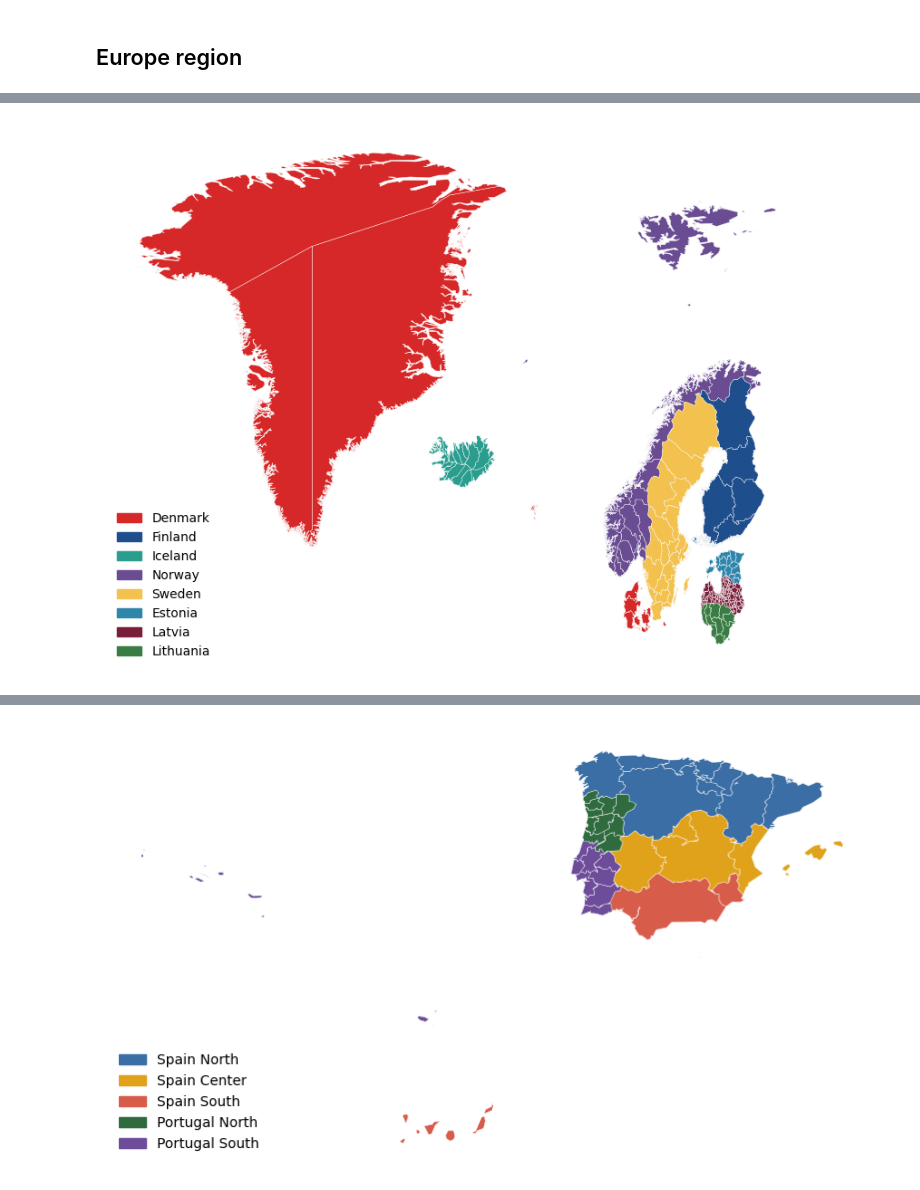
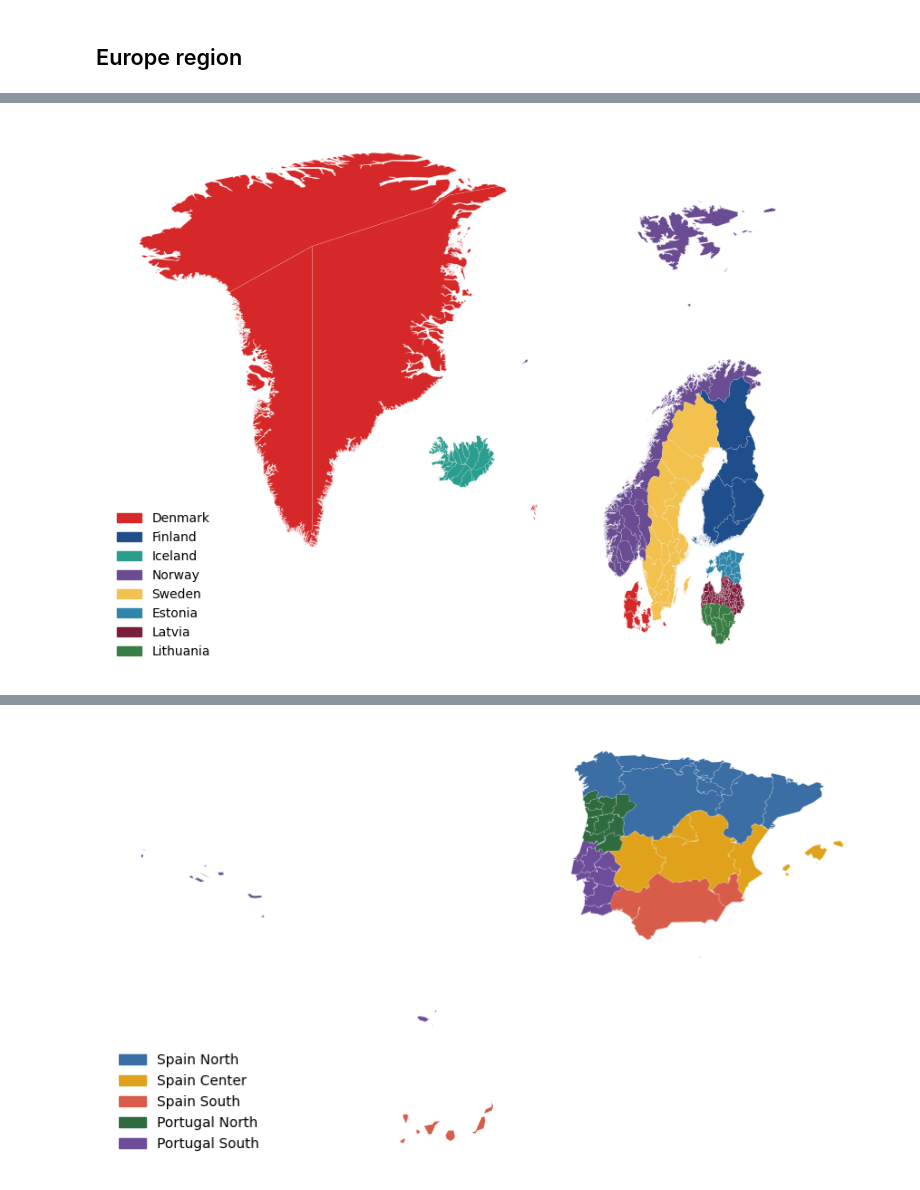
Before and after one commit to H2RES-model/H2RES-World, a Jupyter notebook: Notebooks/L2_SubCountryRegions.ipynb, the cells around one changed output, grey strips where cells are left out. Cells and saved outputs as stored; diff of their text form; code cells hidden in the pictures.

```diff
--- a/Notebooks/L2_SubCountryRegions.ipynb
+++ b/Notebooks/L2_SubCountryRegions.ipynb
@@ -603,35 +600,35 @@ nb_gdf = gdf[gdf["NAM_0"].isin(NORDICS_BALTICS)].copy()
 nb_gdf["L2_Region"] = None
 
 for region, countries in NB_REGIONS.items():
     nb_gdf.loc[nb_gdf["NAM_0"].isin(countries), "L2_Region"] = region
 
 # --- SIMPLIFY ---
 nb_plot = nb_gdf.copy()
 nb_plot["geometry"] = nb_plot["geometry"].simplify(0.05, preserve_topology=True)
 
 # --- PLOT ---
 fig, ax = plt.subplots(1, 1, figsize=(10, 8))
 nb_plot.plot(
     ax=ax,
     color=nb_plot["L2_Region"].map(colors),
-    linewidth=0.3,
+    linewidth=0.1,
     edgecolor="white"
 )
 
 legend_handles = [mpatches.Patch(color=colors[k], label=k) for k in colors]
 ax.legend(handles=legend_handles, loc="lower left", frameon=False)
 ax.set_axis_off()
 
 # --- SAVE ---
 base_dir = Path.cwd().parents[0]
 out_dir = base_dir / "Maps" / "Layer2" / "Europe"
 out_dir.mkdir(parents=True, exist_ok=True)
 out_path = out_dir / "L2_Europe_NordicsBaltics.pdf"
 fig.savefig(out_path, dpi=100, bbox_inches="tight")
 
 plt.show()
 # %% [output]
-[figure, old version]
+[figure, new version]
 # %%
 UK_IRELAND = [
     "United Kingdom","Ireland",
```
Also changed, not shown: parts of 19 cells of this notebook, 13 other files.
